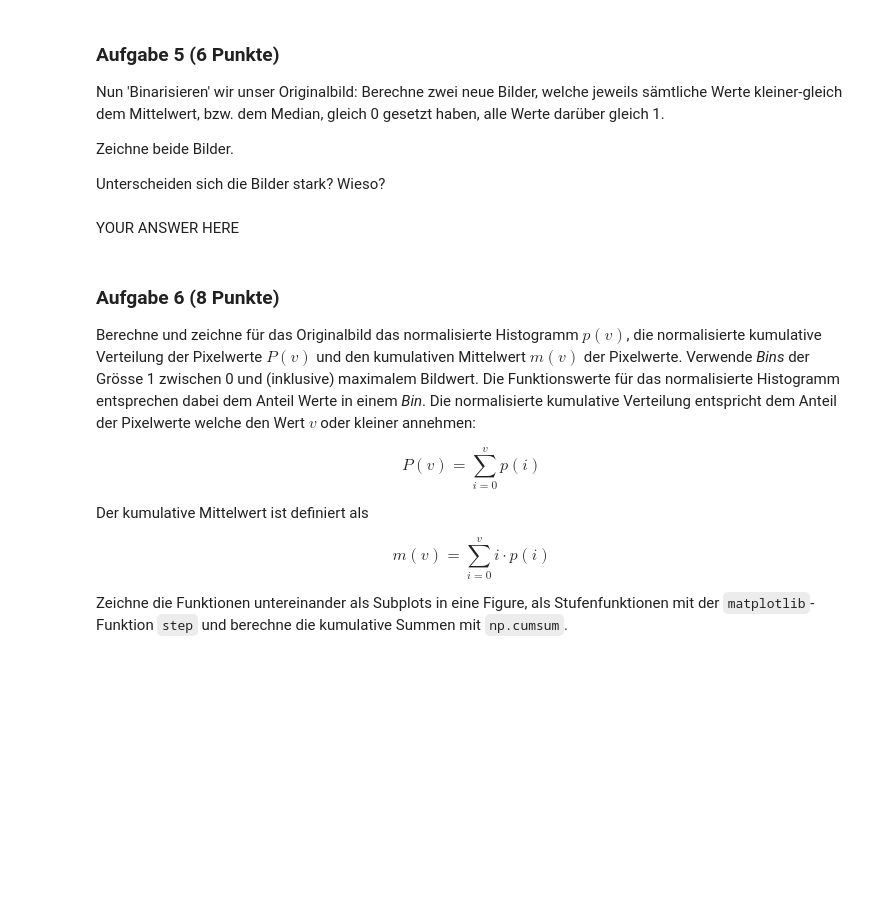
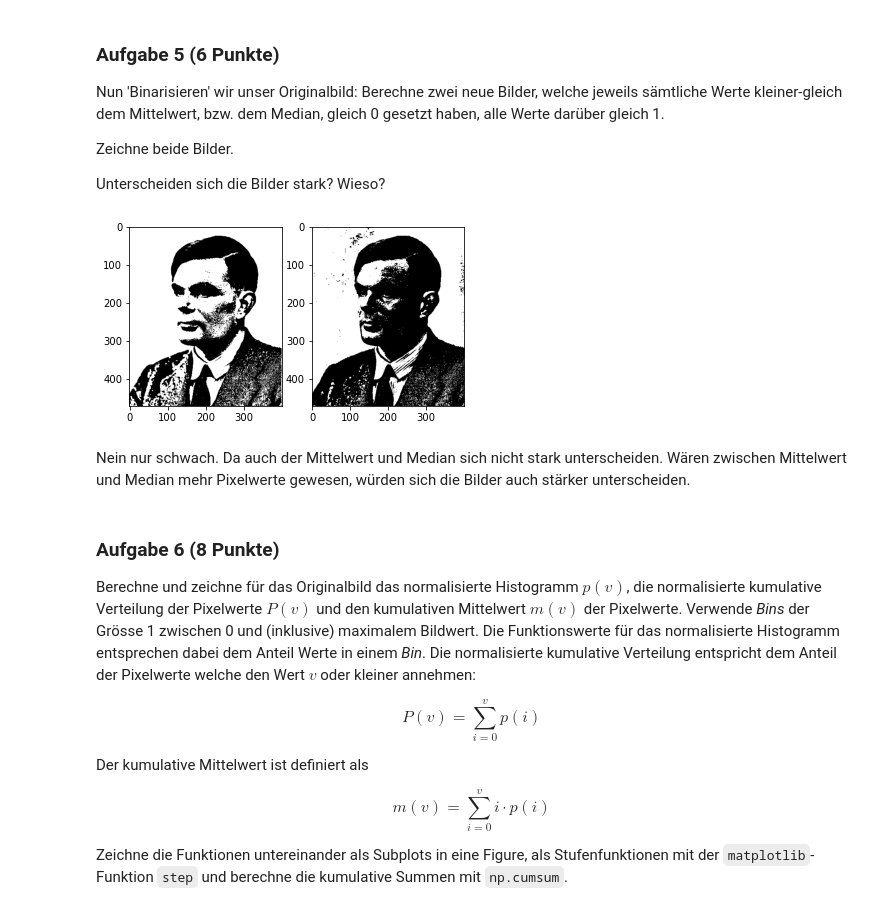
Before and after one commit to marcschny/dsp_assignments, a Jupyter notebook: assignments/assignment08_graded/assignment08_graded.ipynb, the cells around one changed output. Drawn from its saved outputs; the diff is of its cells as text; code cells hidden in the pictures; blank space fills up the shorter version.

```diff
--- a/assignments/assignment08_graded/assignment08_graded.ipynb
+++ b/assignments/assignment08_graded/assignment08_graded.ipynb
@@ -122,5 +127,24 @@ raise NotImplementedError()
-# %% [markdown]
-YOUR ANSWER HERE
+# %%
+#copies of np-array
+data_mean_bin = np.copy(data)
+data_median_bin = np.copy(data)
+
+#mean binarized
+data_mean_bin[data_mean_bin <= mean]=0
+data_mean_bin[data_mean_bin > mean]=1
+
+#median binarized
+data_median_bin[data_median_bin <= median]=0
+data_median_bin[data_median_bin > median]=1
+
+#display images
+fig, ax = plt.subplots(1,2)
+ax[0].imshow(data_mean_bin, cmap="gray");
+ax[1].imshow(data_median_bin, cmap="gray");
+# %% [output]
+[figure, added]
+# %% [markdown]
+Nein nur schwach. Da auch der Mittelwert und Median sich nicht stark unterscheiden. Wären zwischen Mittelwert und Median mehr Pixelwerte gewesen, würden sich die Bilder auch stärker unterscheiden.
 # %% [markdown]
 ### Aufgabe 6 (8 Punkte)
 
```
Also changed, not shown: parts of 6 cells of this notebook.
